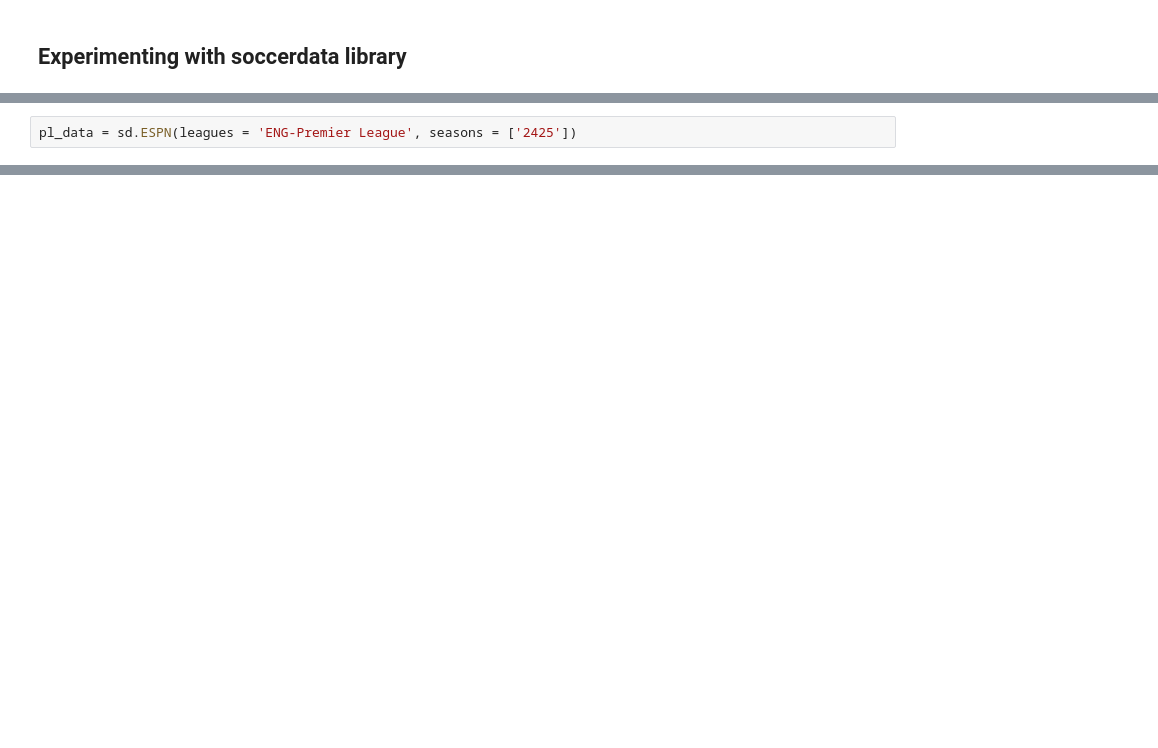
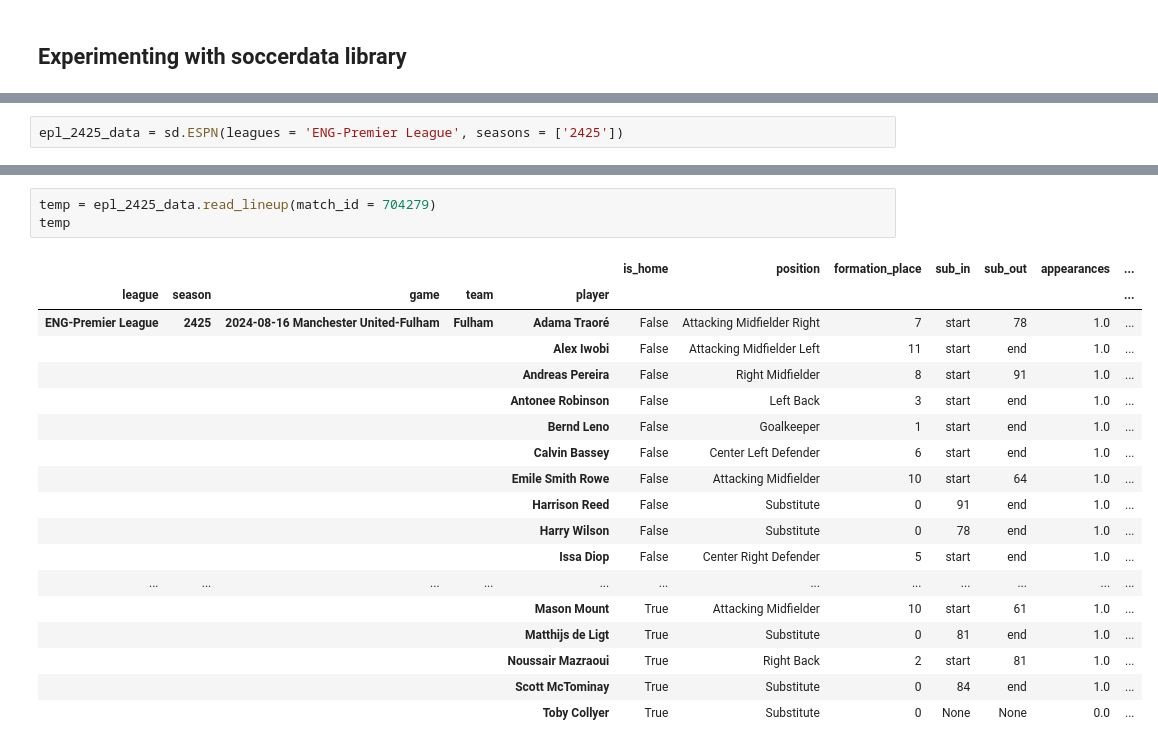
Before and after one commit to William-Mahnke/Premier-League, a Jupyter notebook: soccerdata.ipynb, the cells around one changed output, grey strips where cells are left out. Drawn from its saved outputs; the diff is of its cells as text; blank space fills up the shorter version.

```diff
--- a/soccerdata.ipynb
+++ b/soccerdata.ipynb
@@ -32,5 +34,5 @@ espn.seasons
 # %% [output]
 ['2425', '2324', '2223', '2122', '2021', '1920']
 # %%
-pl_data = sd.ESPN(leagues = 'ENG-Premier League', seasons = ['2425'])
+epl_2425_data = sd.ESPN(leagues = 'ENG-Premier League', seasons = ['2425'])
 # %% [output]
@@ -53,0 +73,22 @@ pl_schedule.head(10)
+# %%
+temp = epl_2425_data.read_lineup(match_id = 704279)
+temp
+# %% [output]
+|  |  |  |  |  | is_home | position | formation_place | sub_in | sub_out | appearances | ... |
+| league | season | game | team | player |  |  |  |  |  |  | ... |
+| ENG-Premier League | 2425 | 2024-08-16 Manchester United-Fulham | Fulham | Adama Traoré | False | Attacking Midfielder Right | 7 | start | 78 | 1.0 | ... |
+|  |  |  |  | Alex Iwobi | False | Attacking Midfielder Left | 11 | start | end | 1.0 | ... |
+|  |  |  |  | Andreas Pereira | False | Right Midfielder | 8 | start | 91 | 1.0 | ... |
+|  |  |  |  | Antonee Robinson | False | Left Back | 3 | start | end | 1.0 | ... |
+|  |  |  |  | Bernd Leno | False | Goalkeeper | 1 | start | end | 1.0 | ... |
+|  |  |  |  | Calvin Bassey | False | Center Left Defender | 6 | start | end | 1.0 | ... |
+|  |  |  |  | Emile Smith Rowe | False | Attacking Midfielder | 10 | start | 64 | 1.0 | ... |
+|  |  |  |  | Harrison Reed | False | Substitute | 0 | 91 | end | 1.0 | ... |
+|  |  |  |  | Harry Wilson | False | Substitute | 0 | 78 | end | 1.0 | ... |
+|  |  |  |  | Issa Diop | False | Center Right Defender | 5 | start | end | 1.0 | ... |
+| ... | ... | ... | ... | ... | ... | ... | ... | ... | ... | ... | ... |
+|  |  |  |  | Mason Mount | True | Attacking Midfielder | 10 | start | 61 | 1.0 | ... |
+|  |  |  |  | Matthijs de Ligt | True | Substitute | 0 | 81 | end | 1.0 | ... |
+|  |  |  |  | Noussair Mazraoui | True | Right Back | 2 | start | 81 | 1.0 | ... |
+|  |  |  |  | Scott McTominay | True | Substitute | 0 | 84 | end | 1.0 | ... |
+|  |  |  |  | Toby Collyer | True | Substitute | 0 | None | None | 0.0 | ... |
```
Also changed, not shown: parts of 8 cells of this notebook.
